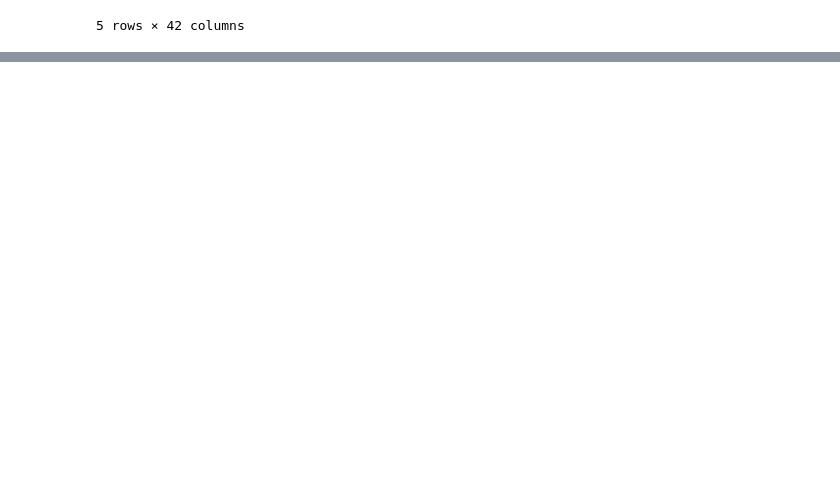
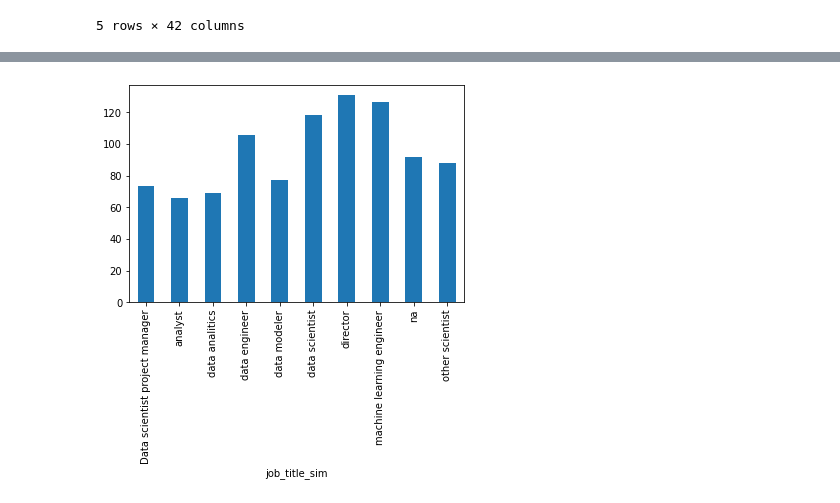
Before and after one commit to Alicia-LB/Wk13-Local-Workflow-Practice, a Jupyter notebook: CodeAlong.ipynb, the cells around one changed output, grey strips where cells are left out. Saved outputs shown, nothing was run; the diff lists cells and outputs as text; code cells hidden in the pictures; blank space fills up the shorter version.

Commit message:
Added EDA Visualization

```diff
--- a/CodeAlong.ipynb
+++ b/CodeAlong.ipynb
@@ -33,0 +49,4 @@ memory usage: 243.6+ KB
+# %%
+df.groupby('job_title_sim')['Avg Salary(K)'].mean().plot(kind = 'bar');
+# %% [output]
+[figure, added]
```
Also changed, not shown: parts of 3 cells of this notebook, 2 other files.
